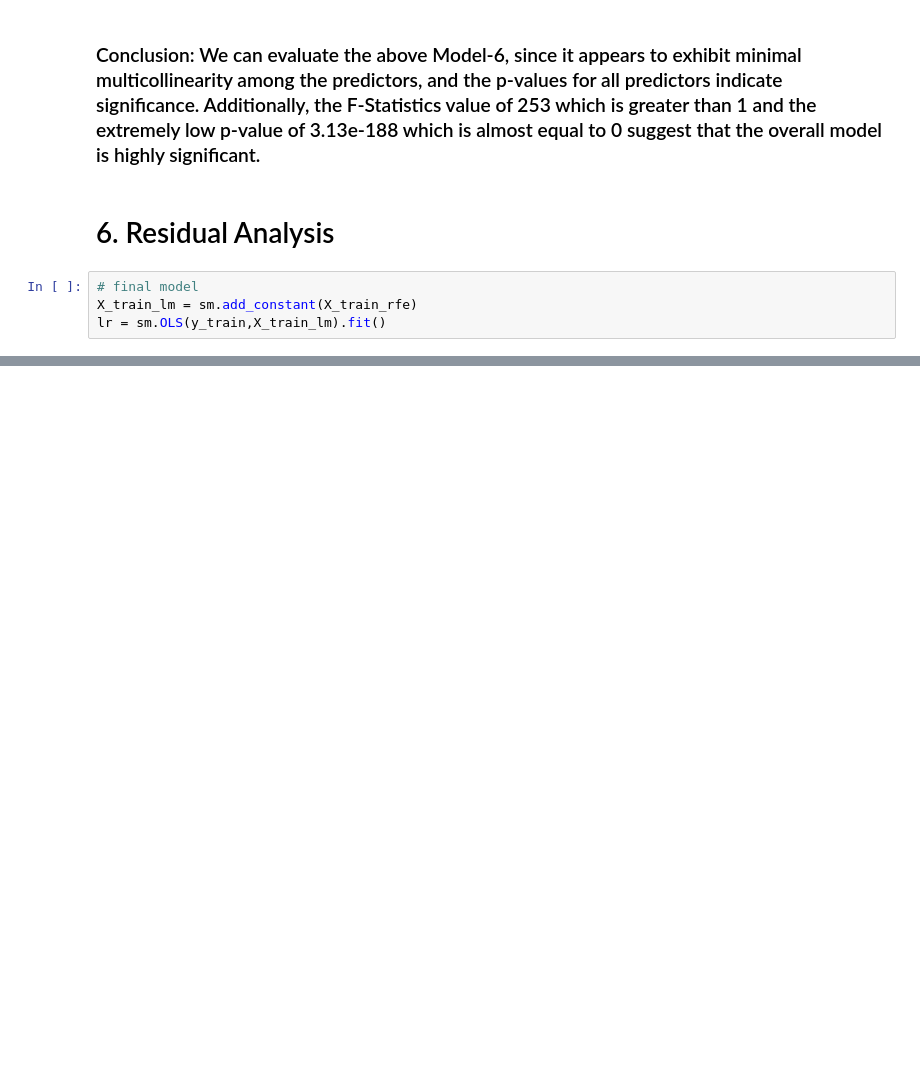
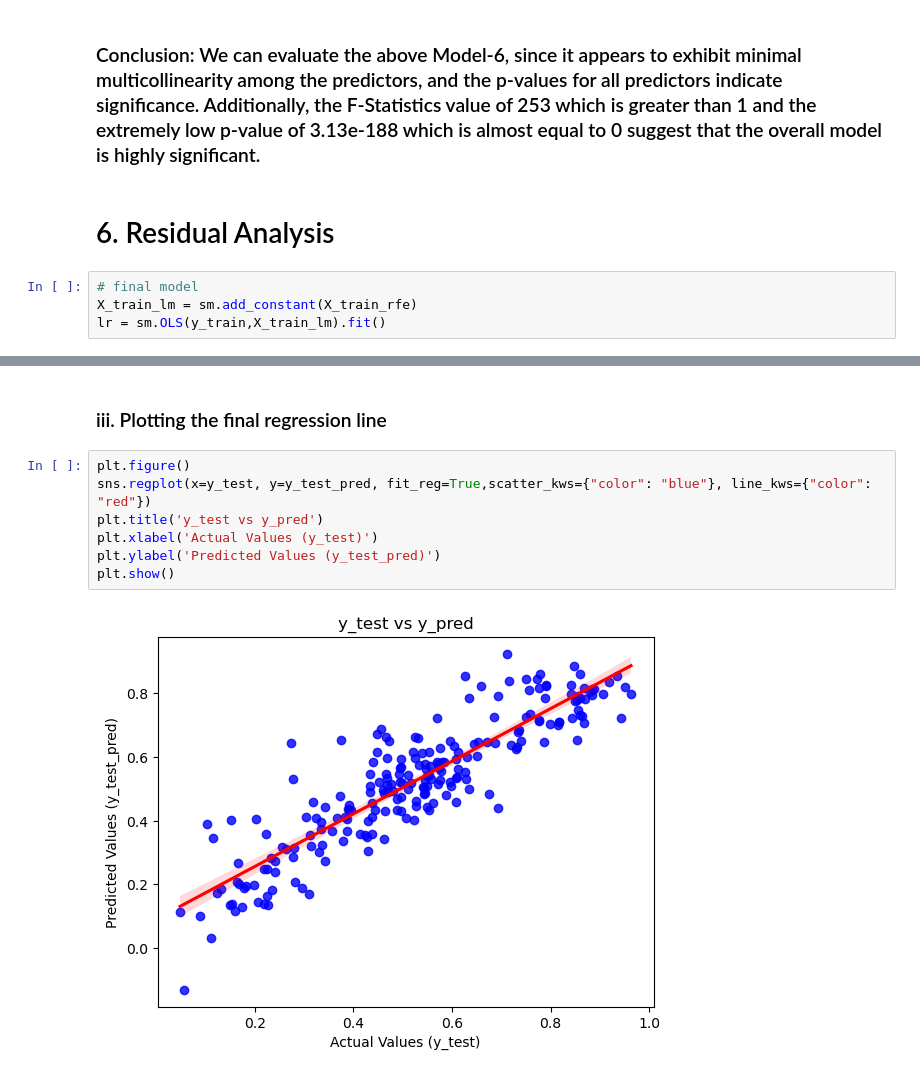
Before and after one commit to anagharavishankar/Regression_Bike_Sharing, a Jupyter notebook: Anagha_Ravishankar_Bike_Sharing.ipynb, the cells around one changed output, grey strips where cells are left out. Saved outputs shown, nothing was run; the diff lists cells and outputs as text; blank space fills up the shorter version.

```diff
--- a/Anagha_Ravishankar_Bike_Sharing.ipynb
+++ b/Anagha_Ravishankar_Bike_Sharing.ipynb
@@ -798,0 +892,11 @@ plt.show()
+# %% [markdown]
+### iii. Plotting the final regression line
+# %%
+plt.figure()
+sns.regplot(x=y_test, y=y_test_pred, fit_reg=True,scatter_kws={"color": "blue"}, line_kws={"color": "red"})
+plt.title('y_test vs y_pred')
+plt.xlabel('Actual Values (y_test)')
+plt.ylabel('Predicted Values (y_test_pred)')
+plt.show()
+# %% [output]
+[figure, added]
```
Also changed, not shown: parts of 43 cells of this notebook.
